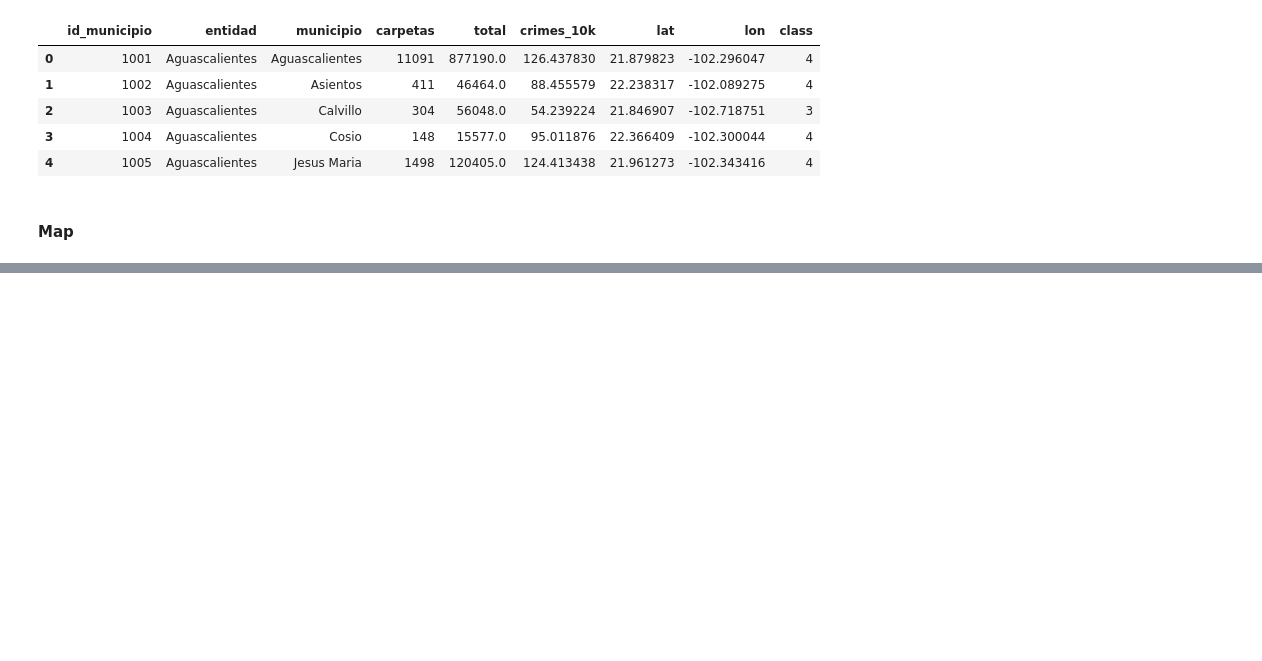
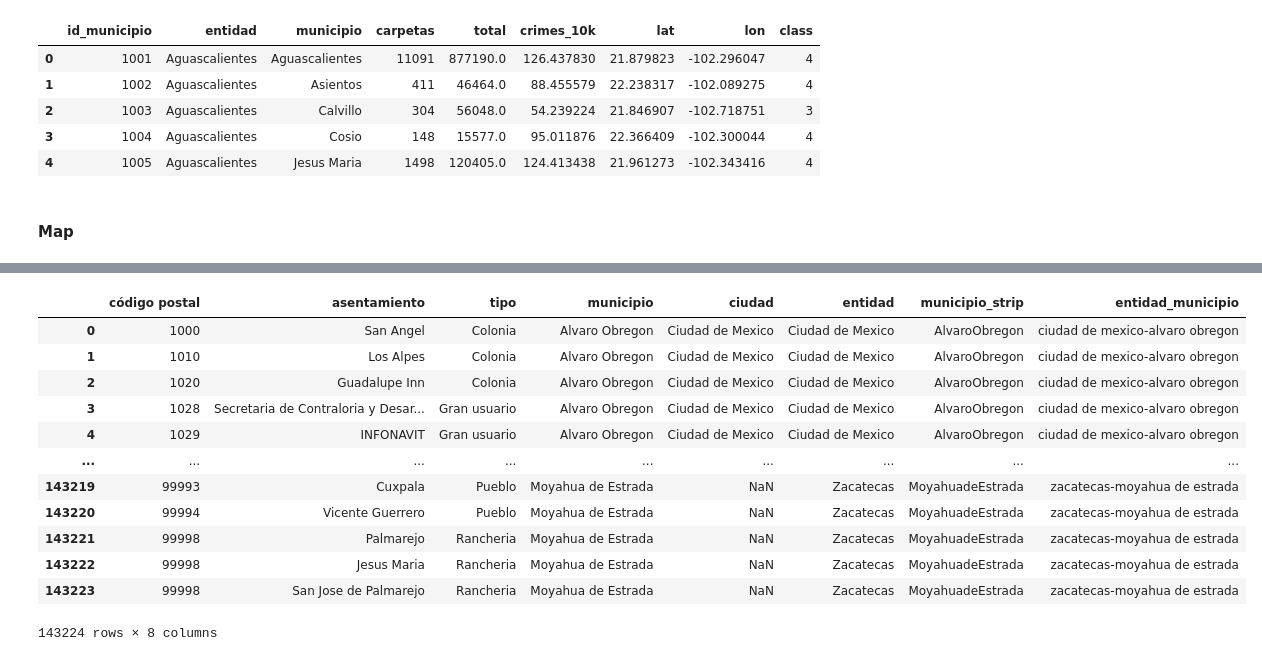
Before and after one commit to kevinmiguel97/Criminality-Analysis-Mexico, a Jupyter notebook: Crime_analysis.ipynb, the cells around one changed output, grey strips where cells are left out. Cells and saved outputs as stored; diff of their text form; code cells hidden in the pictures; blank space fills up the shorter version.

Commit message:
Information by colonia

```diff
--- a/Crime_analysis.ipynb
+++ b/Crime_analysis.ipynb
@@ -818,0 +917,30 @@ data.to_csv('data/data_map.csv')
+# %%
+# Cleaning acentos
+locations = locations.replace({'Á': 'A', 'á': 'a',
+                    'É': 'E', 'é': 'e',
+                    'Í': 'I', 'í': 'i',
+                    'Ó': 'O', 'ó': 'o',
+                    'Ú': 'U', 'ú': 'u'},
+                    regex=True)
+
+data = data.replace({'Á': 'A', 'á': 'a',
+                    'É': 'E', 'é': 'e',
+                    'Í': 'I', 'í': 'i',
+                    'Ó': 'O', 'ó': 'o',
+                    'Ú': 'U', 'ú': 'u'},
+                    regex=True)
+locations
+# %% [output]
+|  | código postal | asentamiento | tipo | municipio | ciudad | entidad | municipio_strip | entidad_municipio |
+| 0 | 1000 | San Angel | Colonia | Alvaro Obregon | Ciudad de Mexico | Ciudad de Mexico | AlvaroObregon | ciudad de mexico-alvaro obregon |
+| 1 | 1010 | Los Alpes | Colonia | Alvaro Obregon | Ciudad de Mexico | Ciudad de Mexico | AlvaroObregon | ciudad de mexico-alvaro obregon |
+| 2 | 1020 | Guadalupe Inn | Colonia | Alvaro Obregon | Ciudad de Mexico | Ciudad de Mexico | AlvaroObregon | ciudad de mexico-alvaro obregon |
+| 3 | 1028 | Secretaria de Contraloria y Desar... | Gran usuario | Alvaro Obregon | Ciudad de Mexico | Ciudad de Mexico | AlvaroObregon | ciudad de mexico-alvaro obregon |
+| 4 | 1029 | INFONAVIT | Gran usuario | Alvaro Obregon | Ciudad de Mexico | Ciudad de Mexico | AlvaroObregon | ciudad de mexico-alvaro obregon |
+| ... | ... | ... | ... | ... | ... | ... | ... | ... |
+| 143219 | 99993 | Cuxpala | Pueblo | Moyahua de Estrada | NaN | Zacatecas | MoyahuadeEstrada | zacatecas-moyahua de estrada |
+| 143220 | 99994 | Vicente Guerrero | Pueblo | Moyahua de Estrada | NaN | Zacatecas | MoyahuadeEstrada | zacatecas-moyahua de estrada |
+| 143221 | 99998 | Palmarejo | Rancheria | Moyahua de Estrada | NaN | Zacatecas | MoyahuadeEstrada | zacatecas-moyahua de estrada |
+| 143222 | 99998 | Jesus Maria | Rancheria | Moyahua de Estrada | NaN | Zacatecas | MoyahuadeEstrada | zacatecas-moyahua de estrada |
+| 143223 | 99998 | San Jose de Palmarejo | Rancheria | Moyahua de Estrada | NaN | Zacatecas | MoyahuadeEstrada | zacatecas-moyahua de estrada |
+143224 rows × 8 columns
```
Also changed, not shown: parts of 14 cells of this notebook, 4 other files.
